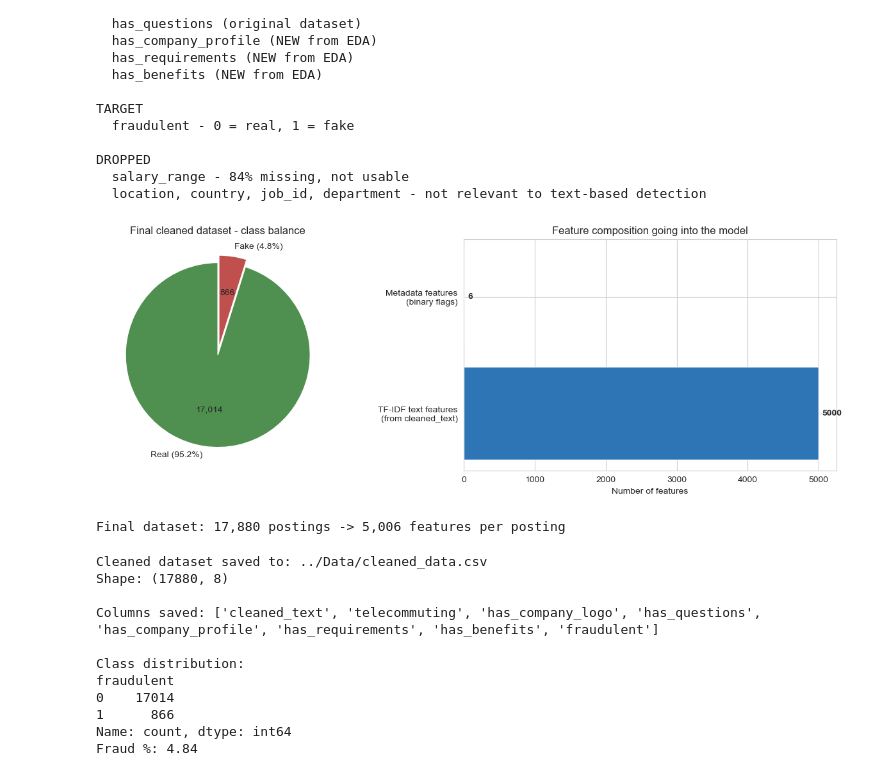
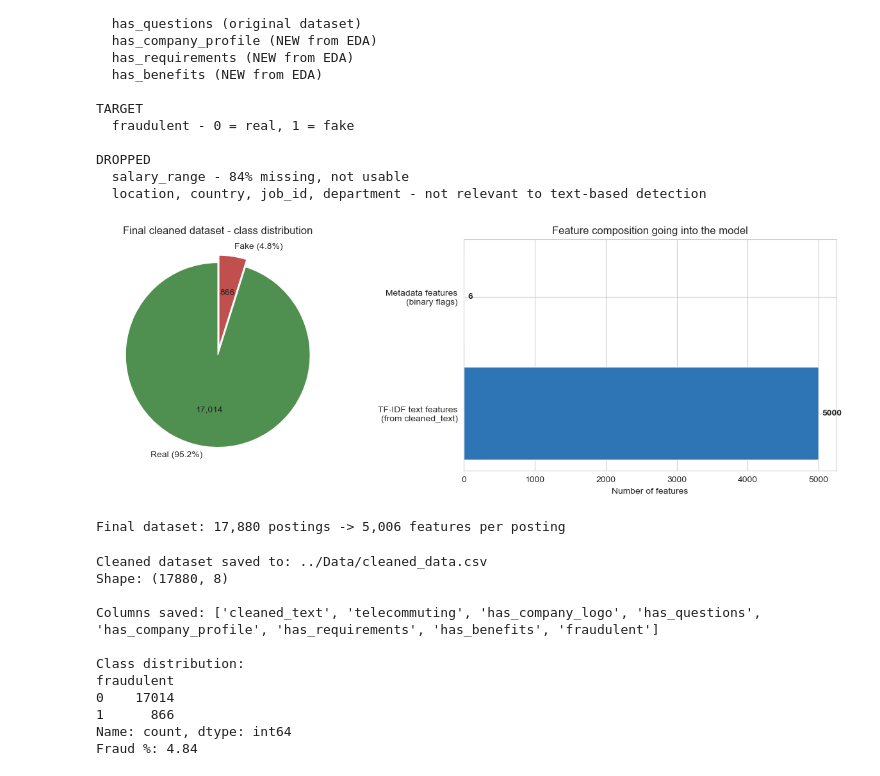
Before and after one commit to P2gohel/MSc-Data-science-Fraud-Job-Detection, a Jupyter notebook: Code/EDA.ipynb, the cells around one changed output. Drawn from its saved outputs; the diff is of its cells as text; code cells hidden in the pictures.

```diff
--- a/Code/EDA.ipynb
+++ b/Code/EDA.ipynb
@@ -520,29 +520,29 @@ DROPPED
 # %%
 #Cleaned dataset looks like
 fig, axes = plt.subplots(1, 2, figsize=(13, 4.5))
 
 #class balance
 counts = df['fraudulent'].value_counts()
 axes[0].pie(counts, labels=['Real (95.2%)', 'Fake (4.8%)'], colors=['#4F8F4F', '#C0504D'],
             startangle=90, explode=(0, 0.08), autopct=lambda p: f'{p*len(df)/100:,.0f}')
-axes[0].set_title('Final cleaned dataset - class balance')
+axes[0].set_title('Final cleaned dataset - class distribution')
 
 #Feature composition
 sizes = [5000, 6]
 axes[1].barh(['TF-IDF text features\n(from cleaned_text)', 'Metadata features\n(binary flags)'],
              sizes, color=['#2E75B6', '#ED7D31'])
 axes[1].set_title('Feature composition going into the model')
 axes[1].set_xlabel('Number of features')
 for i, v in enumerate(sizes):
     axes[1].text(v + 50, i, str(v), va='center', fontweight='bold')
 
 plt.tight_layout()
-plt.savefig('../Output/pre4_final_dataset_summary_png',dpi=150, bbox_inches='tight')
+plt.savefig('../Output/pre4_final_dataset_summary.png',dpi=150, bbox_inches='tight')
 plt.show()
 
 print('Final dataset: 17,880 postings -> 5,006 features per posting')
 # %% [output]
-[figure, old version]
+[figure, new version]
 Final dataset: 17,880 postings -> 5,006 features per posting
 # %%
 # Select only columns needed for modelling
```
Also changed, not shown: parts of 3 cells of this notebook, 6 other files.
